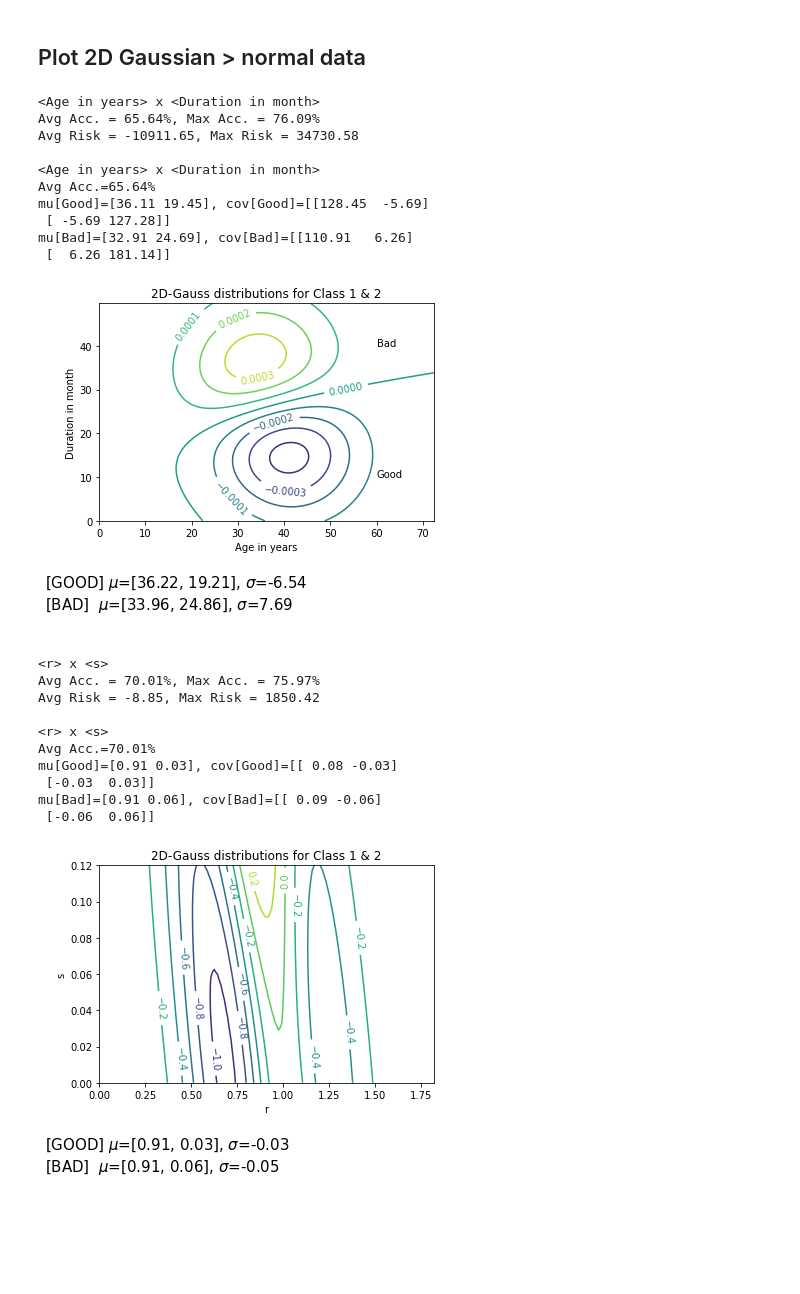
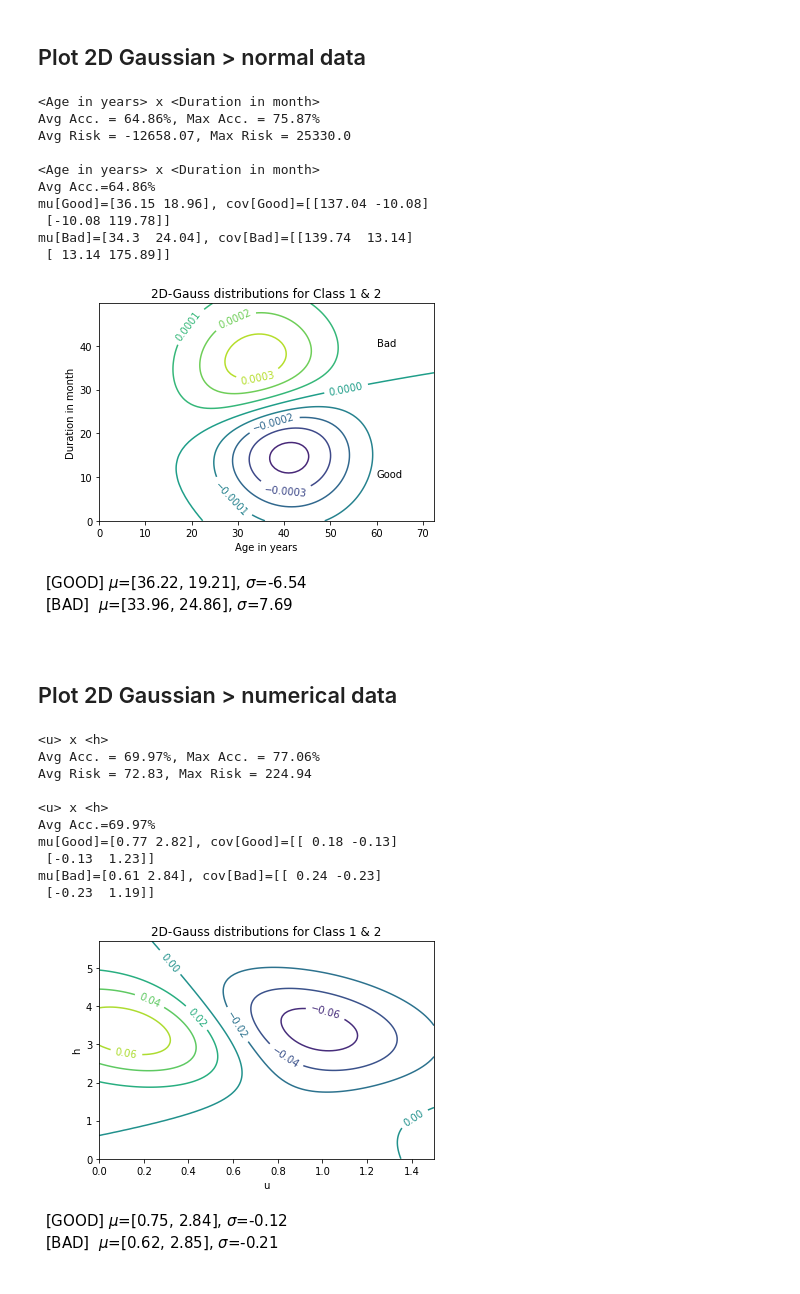
Before and after one commit to heuer-ja/CENG463-Machine-Learning, a Jupyter notebook: A01/CENG-463_A01.ipynb, the cells around one changed output. Cells and saved outputs as stored; diff of their text form; code cells hidden in the pictures; blank space fills up the shorter version.

```diff
--- a/A01/CENG-463_A01.ipynb
+++ b/A01/CENG-463_A01.ipynb
@@ -316,6 +326,10 @@ def plot_sample(df, top_attr, plot_scale):
 ## Model > Gradient Descent Algorithm
 # %%
 def routine_gradient_descent(df, columns, iterations):
+    '''
+    - determines top 2 attributes of {columns} which provide highest accuracy for given dataset {df}
+    - for each attribut combination the gradient descent algorithm is called with n={iterations}
+   '''
     max_avg_acc = 0
     top_attr = []
 
@@ -330,11 +344,12 @@ def routine_gradient_descent(df, columns, iterations):
                         attr2 : df[attr2],
                         COLS[Cols.ClassOutcome] : df[COLS[Cols.ClassOutcome]]
             })
-            max_avg = gradient_descent(df_focus, iterations)
+            max_avg, _, _, _, _ = gradient_descent(df_focus, iterations)
 
             if max_avg > max_avg_acc:
                 max_avg_acc = max_avg
                 top_attr = [attr1,attr2]
+
         print(f"=============Progress: {round((i+1)/len(columns),2)}==============")
 
     # print attributes that gives best parameter (mu, cov) for the model
@@ -342,6 +357,10 @@ def routine_gradient_descent(df, columns, iterations):
 
 
 def gradient_descent(df, iterations):
+    '''
+    - calculates gauss paramater of df in n={iterations} interations
+    - splits data in 67% training data and 33% test data
+    '''
     accuracy = 0  # total accuracy
     risk =     0  # total risk
 
@@ -502,20 +519,20 @@ print(f"<{top_attr1}> x <{top_attr2}>\nAvg Acc.={acc_avg}%\nmu[Good]={mu_g}, cov
 plot_sample(
     df=df_normal,
     top_attr=[
-        COLS[Cols.AgeInYears],
-        COLS[Cols.DurationInMonth]
+        top_attr1,
+        top_attr2
     ],
     plot_scale=2
 )
 # %% [output]
 <Age in years> x <Duration in month>
-Avg Acc. = 65.64%, Max Acc. = 76.09%
-Avg Risk = -10911.65, Max Risk = 34730.58
+Avg Acc. = 64.86%, Max Acc. = 75.87%
+Avg Risk = -12658.07, Max Risk = 25330.0
 
 <Age in years> x <Duration in month>
-Avg Acc.=65.64%
-mu[Good]=[36.11 19.45], cov[Good]=[[128.45  -5.69]
- [ -5.69 127.28]]
-mu[Bad]=[32.91 24.69], cov[Bad]=[[110.91   6.26]
- [  6.26 181.14]]
+Avg Acc.=64.86%
+mu[Good]=[36.15 18.96], cov[Good]=[[137.04 -10.08]
+ [-10.08 119.78]]
+mu[Bad]=[34.3  24.04], cov[Bad]=[[139.74  13.14]
+ [ 13.14 175.89]]
 [figure]
@@ -524,47 +539,49 @@ mu[Bad]=[32.91 24.69], cov[Bad]=[[110.91   6.26]
+# %% [markdown]
+## Plot 2D Gaussian > numerical data
 # %%
-top_attr1 = 'r'
-top_attr2 = 's'
+top_attr1 = 'u'
+top_attr2 = 'h'
 
 df_rXs = pd.DataFrame({
     top_attr1 : df_numerical[top_attr1],
     top_attr2 : df_numerical[top_attr2],
     COLS[Cols.ClassOutcome] : df_numerical[COLS[Cols.ClassOutcome]]
 })
 
 # run model again, but only for top attributes
 acc_avg,mu_g,covma_g, mu_b, covma_b = gradient_descent(
     df=df_rXs,
     iterations=500
 )
 
 mu_g = np.round(mu_g, 2)
 mu_b = np.round(mu_b, 2)
 covma_g = np.round(covma_g, 2)
 covma_b = np.round(covma_b, 2)
 
 print(f"<{top_attr1}> x <{top_attr2}>\nAvg Acc.={acc_avg}%\nmu[Good]={mu_g}, cov[Good]={covma_g}\nmu[Bad]={mu_b}, cov[Bad]={covma_b}")
 
 
 plot_sample(
     df=df_numerical,
     top_attr=[
-        'r',
-        's'
+        top_attr1,
+        top_attr2
     ],
     plot_scale=2
 )
 # %% [output]
-<r> x <s>
-Avg Acc. = 70.01%, Max Acc. = 75.97%
-Avg Risk = -8.85, Max Risk = 1850.42
+<u> x <h>
+Avg Acc. = 69.97%, Max Acc. = 77.06%
+Avg Risk = 72.83, Max Risk = 224.94
 
-<r> x <s>
-Avg Acc.=70.01%
-mu[Good]=[0.91 0.03], cov[Good]=[[ 0.08 -0.03]
- [-0.03  0.03]]
-mu[Bad]=[0.91 0.06], cov[Bad]=[[ 0.09 -0.06]
- [-0.06  0.06]]
+<u> x <h>
+Avg Acc.=69.97%
+mu[Good]=[0.77 2.82], cov[Good]=[[ 0.18 -0.13]
+ [-0.13  1.23]]
+mu[Bad]=[0.61 2.84], cov[Bad]=[[ 0.24 -0.23]
+ [-0.23  1.19]]
-[figure, old version]
+[figure, new version]
 # %% [markdown]
 # Conclusion
 
```
Also changed, not shown: parts of 8 cells of this notebook.
